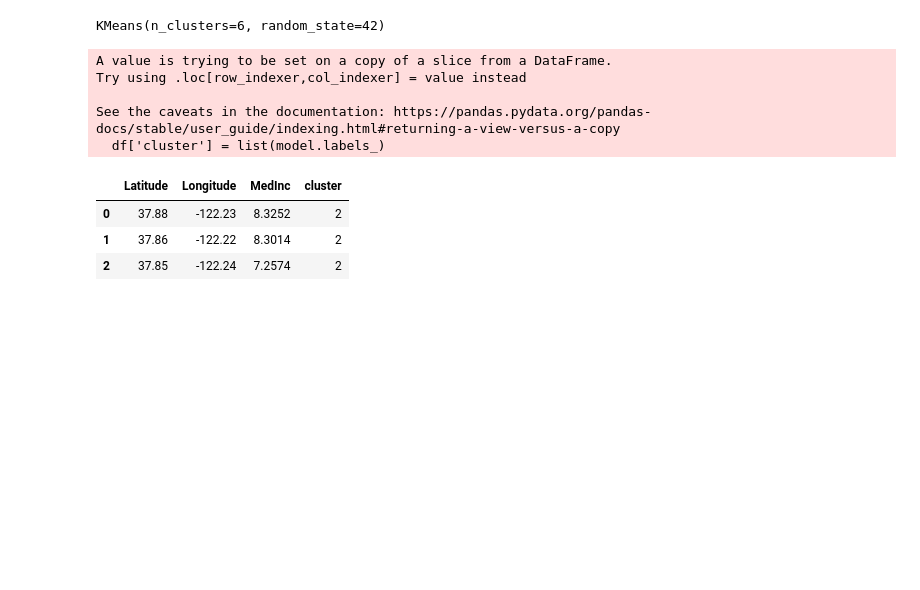
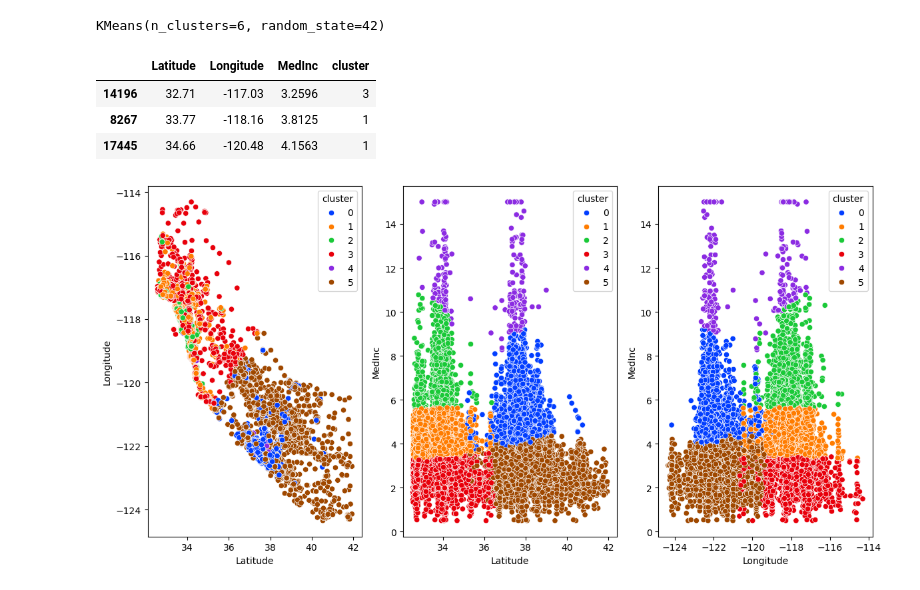
Before and after one commit to FerminRomeroBleda/Ferm-n-Romero-K-means, a Jupyter notebook: src/K-means.ipynb, the cells around one changed output. Drawn from its saved outputs; the diff is of its cells as text; code cells hidden in the pictures; blank space fills up the shorter version.

```diff
--- a/src/K-means.ipynb
+++ b/src/K-means.ipynb
@@ -129,20 +140,47 @@ Classify the data into **6 clusters** using the **K-Means model**. Then store th
 model = KMeans (n_clusters = 6,
                     random_state=42)
 
-model.fit(df)
+model.fit(X_train)
 # %% [output]
 KMeans(n_clusters=6, random_state=42)
-# %%
-df['cluster'] = list(model.labels_)
-
-df.head(3)
-# %% [output]
-A value is trying to be set on a copy of a slice from a DataFrame.
-Try using .loc[row_indexer,col_indexer] = value instead
-
-See the caveats in the documentation: https://pandas.pydata.org/pandas-docs/stable/user_guide/indexing.html#returning-a-view-versus-a-copy
-  df['cluster'] = list(model.labels_)
-|  | Latitude | Longitude | MedInc | cluster |
-| 0 | 37.88 | -122.23 | 8.3252 | 2 |
-| 1 | 37.86 | -122.22 | 8.3014 | 2 |
-| 2 | 37.85 | -122.24 | 7.2574 | 2 |
+# %%
+y_train = list(model.labels_)
+
+# Create a new column called `cluster` in X_train
+X_train['cluster'] = y_train
+
+X_train.head(3)
+# %% [output]
+|  | Latitude | Longitude | MedInc | cluster |
+| 14196 | 32.71 | -117.03 | 3.2596 | 3 |
+| 8267 | 33.77 | -118.16 | 3.8125 | 1 |
+| 17445 | 34.66 | -120.48 | 4.1563 | 1 |
+# %%
+fig, axis = plt.subplots(1,3, figsize = (12,6))
+
+sns.scatterplot(ax = axis[0],
+                 data = X_train,
+                   x = "Latitude",
+                     y = "Longitude",
+                       hue = "cluster",
+                         palette = "bright")
+
+sns.scatterplot(ax = axis[1],
+                 data = X_train,
+                   x = "Latitude",
+                     y = "MedInc",
+                       hue = "cluster",
+                         palette = "bright")
+
+sns.scatterplot(ax = axis[2],
+                 data = X_train,
+                   x = "Longitude",
+                     y = "MedInc",
+                       hue = "cluster",
+                         palette = "bright")
+
+plt.tight_layout()
+
+plt.show()
+# %% [output]
+[figure, added]
```
Also changed, not shown: parts of 13 cells of this notebook, 2 other files.
